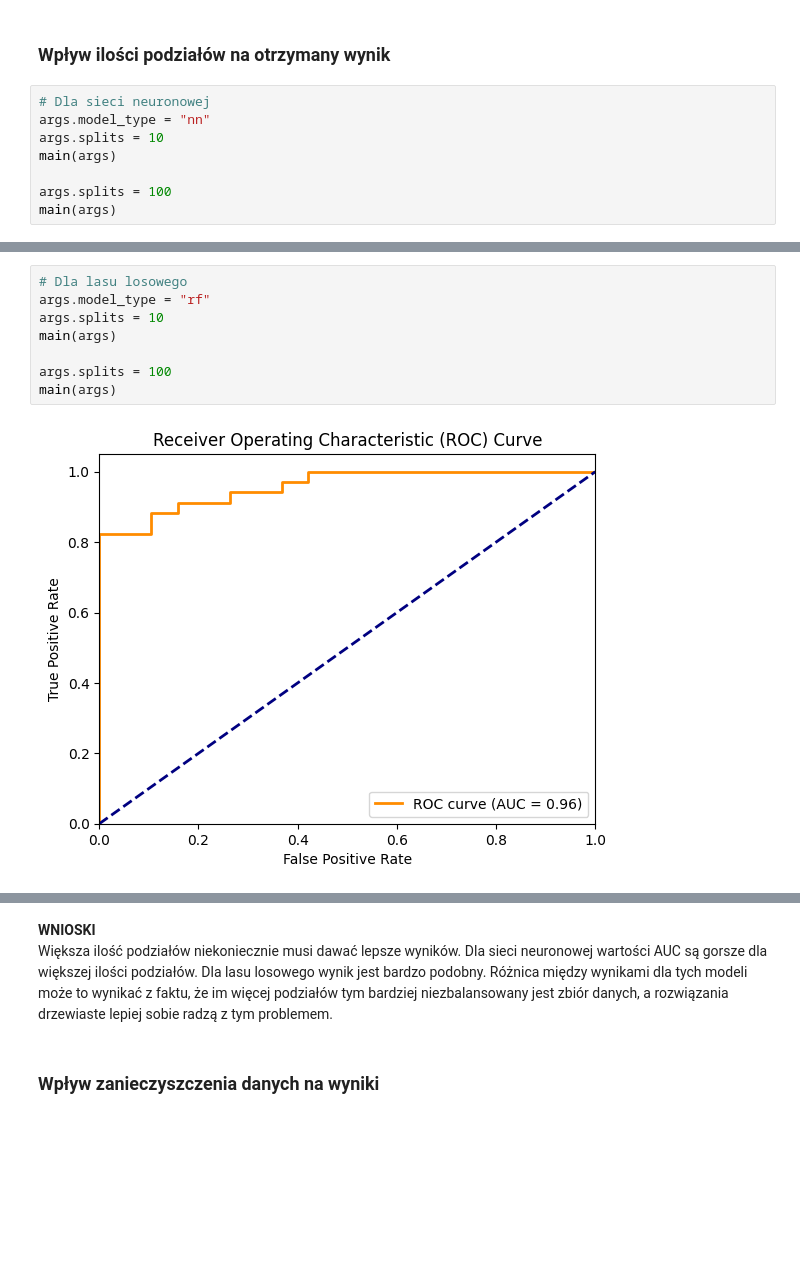
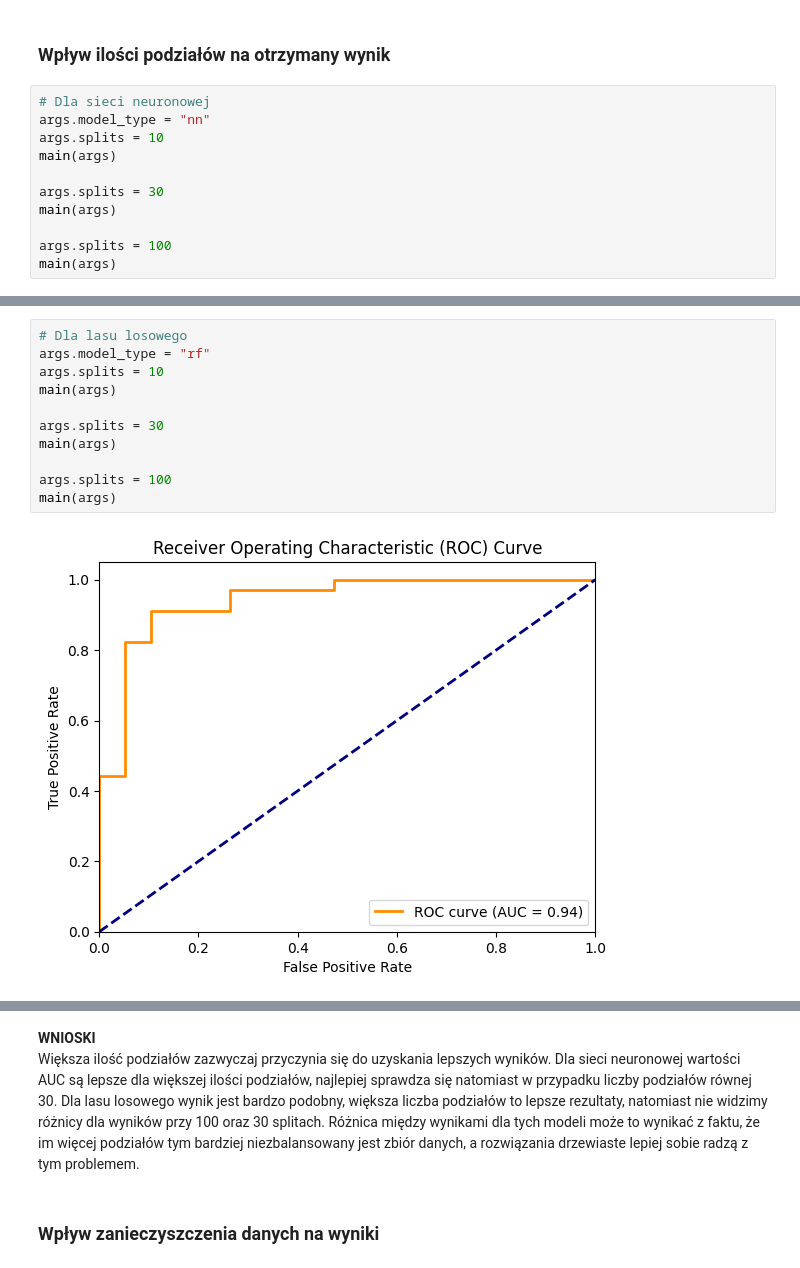
Before and after one commit to Mateuszeqq/ZUM_ONECLASS_CLASSIFIER, a Jupyter notebook: zum_project_all_in_one.ipynb, the cells around one changed output, grey strips where cells are left out. Saved outputs shown, nothing was run; the diff lists cells and outputs as text; blank space fills up the shorter version.

```diff
--- a/zum_project_all_in_one.ipynb
+++ b/zum_project_all_in_one.ipynb
@@ -431,6 +431,9 @@ args.model_type = "nn"
 args.splits = 10
 main(args)
 
+args.splits = 30
+main(args)
+
 args.splits = 100
 main(args)
 # %% [output]
@@ -439,10 +443,13 @@ main(args)
 # %%
 # Dla lasu losowego
 args.model_type = "rf"
 args.splits = 10
 main(args)
 
+args.splits = 30
+main(args)
+
 args.splits = 100
 main(args)
 # %% [output]
-[figure, old version]
+[figure, new version]
@@ -450,6 +458,6 @@ main(args)
 # %% [markdown]
 **WNIOSKI**<br>
-Większa ilość podziałów niekoniecznie musi dawać lepsze wyników. Dla sieci neuronowej wartości AUC są gorsze dla większej ilości podziałów. Dla lasu losowego wynik jest bardzo podobny. Różnica między wynikami dla tych modeli może to wynikać z faktu, że im więcej podziałów tym bardziej niezbalansowany jest zbiór danych, a rozwiązania drzewiaste lepiej sobie radzą z tym problemem.
+Większa ilość podziałów zazwyczaj przyczynia się do uzyskania lepszych wyników. Dla sieci neuronowej wartości AUC są lepsze dla większej ilości podziałów, najlepiej sprawdza się natomiast w przypadku liczby podziałów równej 30. Dla lasu losowego wynik jest bardzo podobny, większa liczba podziałów to lepsze rezultaty, natomiast nie widzimy różnicy dla wyników przy 100 oraz 30 splitach. Różnica między wynikami dla tych modeli może to wynikać z faktu, że im więcej podziałów tym bardziej niezbalansowany jest zbiór danych, a rozwiązania drzewiaste lepiej sobie radzą z tym problemem.
 # %% [markdown]
 ### Wpływ zanieczyszczenia danych na wyniki
 # %%
```
Also changed, not shown: parts of 14 cells of this notebook.
